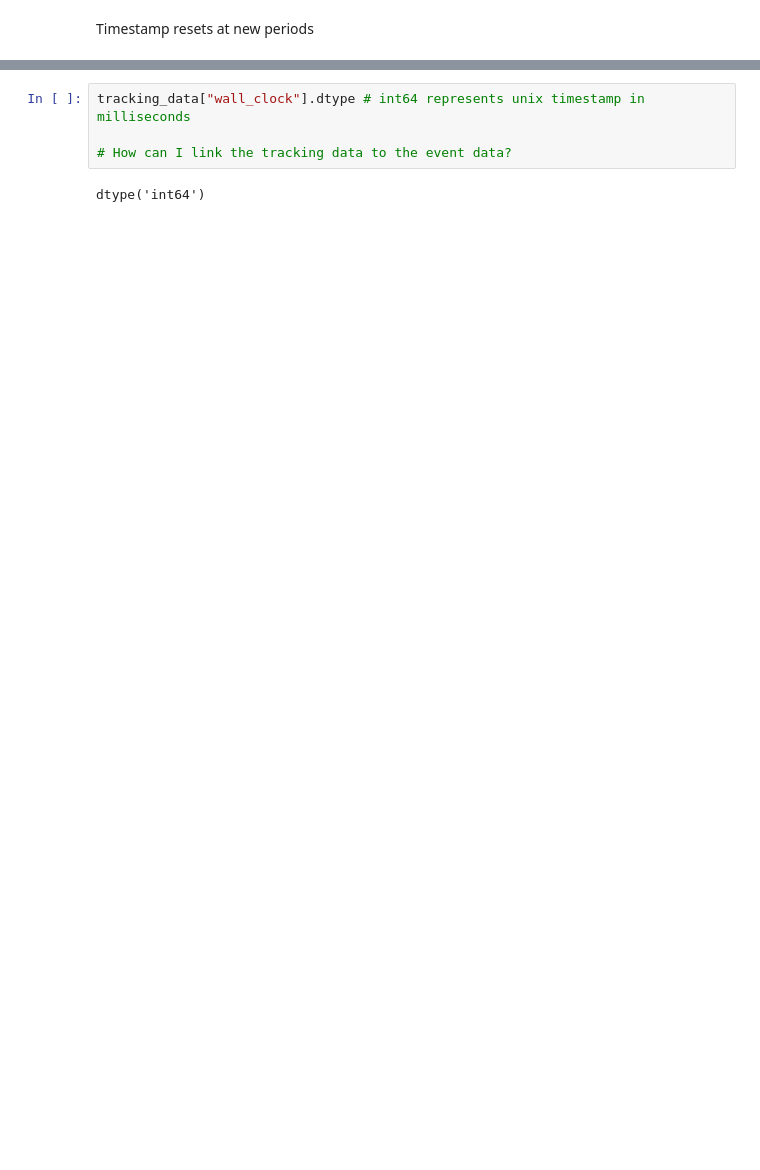
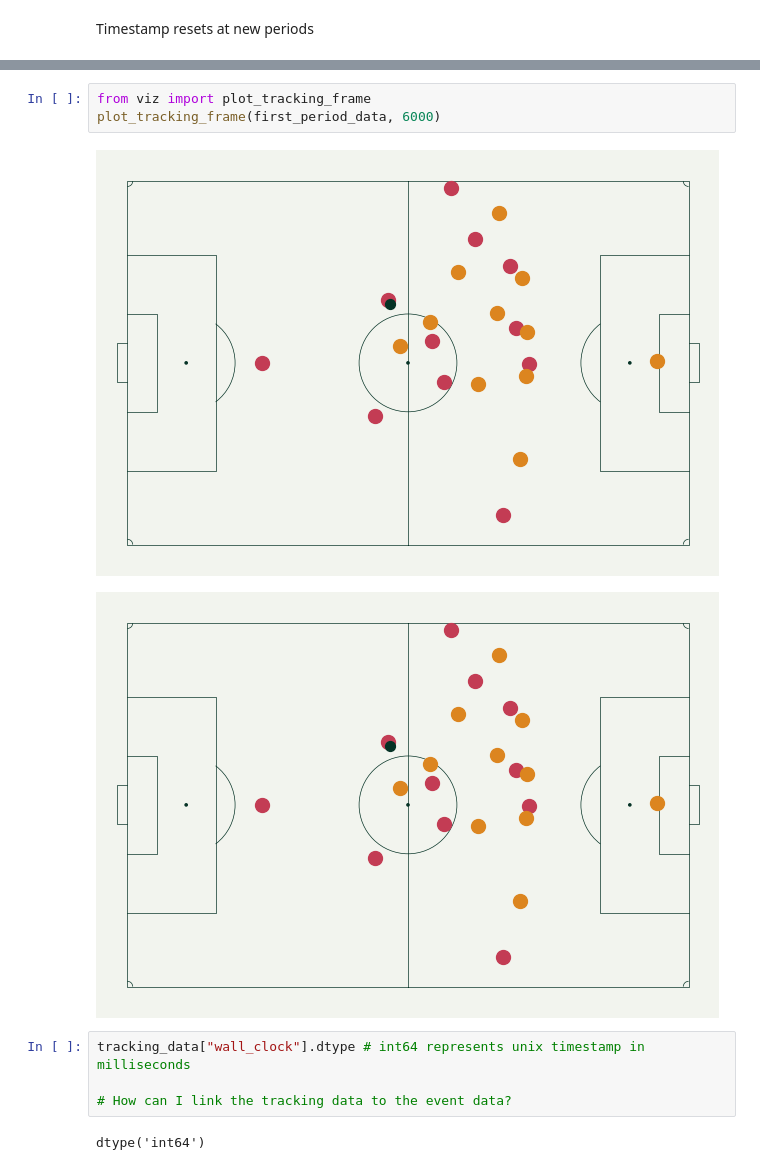
Before and after one commit to MarijnSt/belgium-north-macedonia-analysis, a Jupyter notebook: notebooks/data_exploration.ipynb, the cells around one changed output, grey strips where cells are left out. Cells and saved outputs as stored; diff of their text form; blank space fills up the shorter version.

```diff
--- a/notebooks/data_exploration.ipynb
+++ b/notebooks/data_exploration.ipynb
@@ -495,3 +545,9 @@ Timestamp resets at new periods
+# %%
+from viz import plot_tracking_frame
+plot_tracking_frame(first_period_data, 6000)
+# %% [output]
+[figure, added]
+[figure, added]
 # %%
 tracking_data["wall_clock"].dtype # int64 represents unix timestamp in milliseconds
 
```
Also changed, not shown: parts of 6 cells of this notebook, 5 other files.
